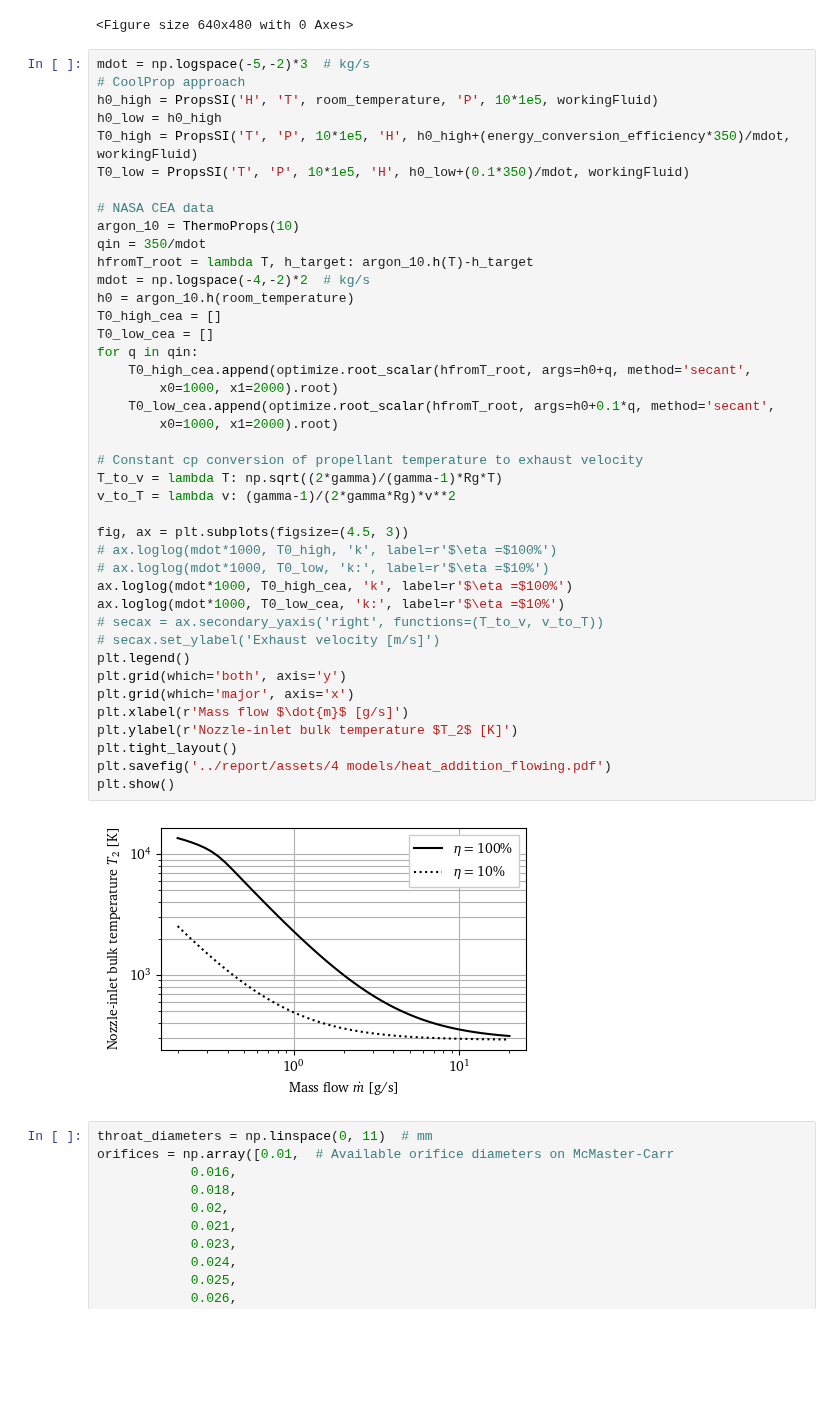
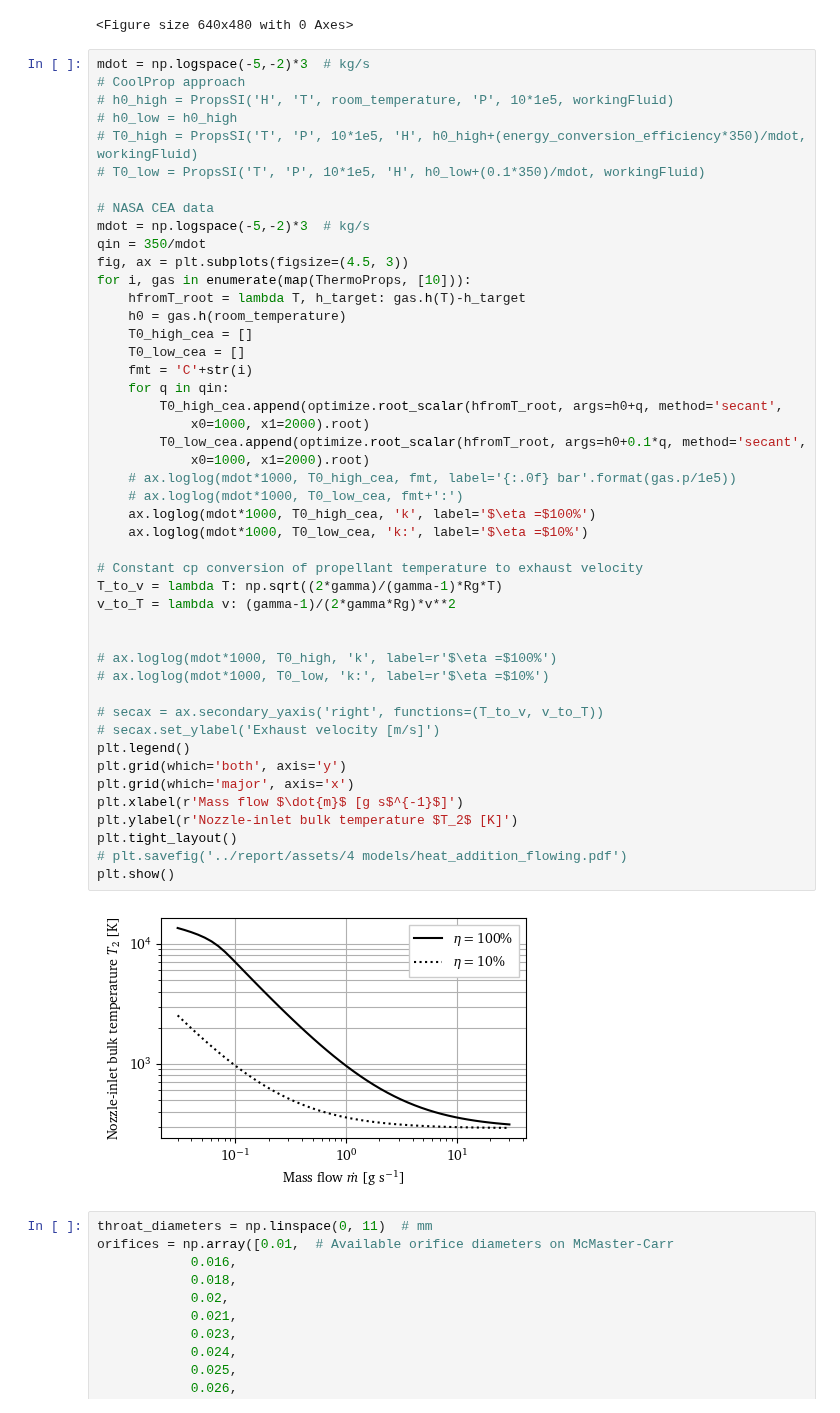
Before and after one commit to eeduplay/MScThesis, a Jupyter notebook: code/generalData.ipynb, the cells around one changed output. Saved outputs shown, nothing was run; the diff lists cells and outputs as text; blank space fills up the shorter version.

Commit message:
Thrust model!!!!!!!!!!!!!!!!!!!!!!!

```diff
--- a/code/generalData.ipynb
+++ b/code/generalData.ipynb
@@ -221,46 +221,51 @@ plt.tight_layout()
 # %%
 mdot = np.logspace(-5,-2)*3  # kg/s
 # CoolProp approach
-h0_high = PropsSI('H', 'T', room_temperature, 'P', 10*1e5, workingFluid)
-h0_low = h0_high
-T0_high = PropsSI('T', 'P', 10*1e5, 'H', h0_high+(energy_conversion_efficiency*350)/mdot, workingFluid)
-T0_low = PropsSI('T', 'P', 10*1e5, 'H', h0_low+(0.1*350)/mdot, workingFluid)
+# h0_high = PropsSI('H', 'T', room_temperature, 'P', 10*1e5, workingFluid)
+# h0_low = h0_high
+# T0_high = PropsSI('T', 'P', 10*1e5, 'H', h0_high+(energy_conversion_efficiency*350)/mdot, workingFluid)
+# T0_low = PropsSI('T', 'P', 10*1e5, 'H', h0_low+(0.1*350)/mdot, workingFluid)
 
 # NASA CEA data
-argon_10 = ThermoProps(10)
+mdot = np.logspace(-5,-2)*3  # kg/s
 qin = 350/mdot
-hfromT_root = lambda T, h_target: argon_10.h(T)-h_target
-mdot = np.logspace(-4,-2)*2  # kg/s
-h0 = argon_10.h(room_temperature)
-T0_high_cea = []
-T0_low_cea = []
-for q in qin:
-    T0_high_cea.append(optimize.root_scalar(hfromT_root, args=h0+q, method='secant',
-        x0=1000, x1=2000).root)
-    T0_low_cea.append(optimize.root_scalar(hfromT_root, args=h0+0.1*q, method='secant',
-        x0=1000, x1=2000).root)
+fig, ax = plt.subplots(figsize=(4.5, 3))
+for i, gas in enumerate(map(ThermoProps, [10])):
+    hfromT_root = lambda T, h_target: gas.h(T)-h_target
+    h0 = gas.h(room_temperature)
+    T0_high_cea = []
+    T0_low_cea = []
+    fmt = 'C'+str(i)
+    for q in qin:
+        T0_high_cea.append(optimize.root_scalar(hfromT_root, args=h0+q, method='secant',
+            x0=1000, x1=2000).root)
+        T0_low_cea.append(optimize.root_scalar(hfromT_root, args=h0+0.1*q, method='secant',
+            x0=1000, x1=2000).root)
+    # ax.loglog(mdot*1000, T0_high_cea, fmt, label='{:.0f} bar'.format(gas.p/1e5))
+    # ax.loglog(mdot*1000, T0_low_cea, fmt+':')
+    ax.loglog(mdot*1000, T0_high_cea, 'k', label='$\eta =$100%')
+    ax.loglog(mdot*1000, T0_low_cea, 'k:', label='$\eta =$10%')
 
 # Constant cp conversion of propellant temperature to exhaust velocity
 T_to_v = lambda T: np.sqrt((2*gamma)/(gamma-1)*Rg*T)
 v_to_T = lambda v: (gamma-1)/(2*gamma*Rg)*v**2
 
-fig, ax = plt.subplots(figsize=(4.5, 3))
+
 # ax.loglog(mdot*1000, T0_high, 'k', label=r'$\eta =$100%')
 # ax.loglog(mdot*1000, T0_low, 'k:', label=r'$\eta =$10%')
-ax.loglog(mdot*1000, T0_high_cea, 'k', label=r'$\eta =$100%')
-ax.loglog(mdot*1000, T0_low_cea, 'k:', label=r'$\eta =$10%')
+
 # secax = ax.secondary_yaxis('right', functions=(T_to_v, v_to_T))
 # secax.set_ylabel('Exhaust velocity [m/s]')
 plt.legend()
 plt.grid(which='both', axis='y')
 plt.grid(which='major', axis='x')
-plt.xlabel(r'Mass flow $\dot{m}$ [g/s]')
+plt.xlabel(r'Mass flow $\dot{m}$ [g s$^{-1}$]')
 plt.ylabel(r'Nozzle-inlet bulk temperature $T_2$ [K]')
 plt.tight_layout()
-plt.savefig('../report/assets/4 models/heat_addition_flowing.pdf')
+# plt.savefig('../report/assets/4 models/heat_addition_flowing.pdf')
 plt.show()
 # %% [output]
-[figure, old version]
+[figure, new version]
 # %%
 throat_diameters = np.linspace(0, 11)  # mm
 orifices = np.array([0.01,  # Available orifice diameters on McMaster-Carr
```
Also changed, not shown: parts of 1 cell of this notebook, 17 other files.
